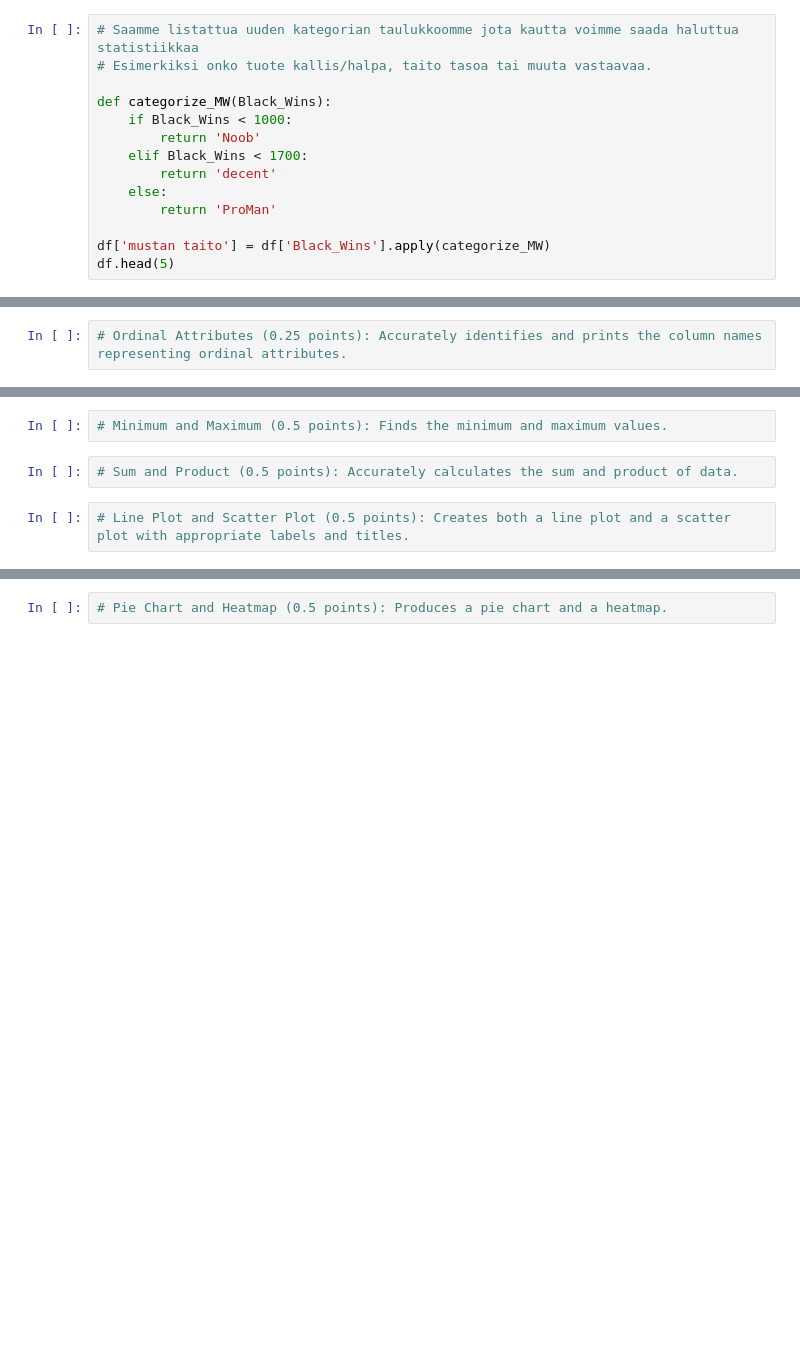
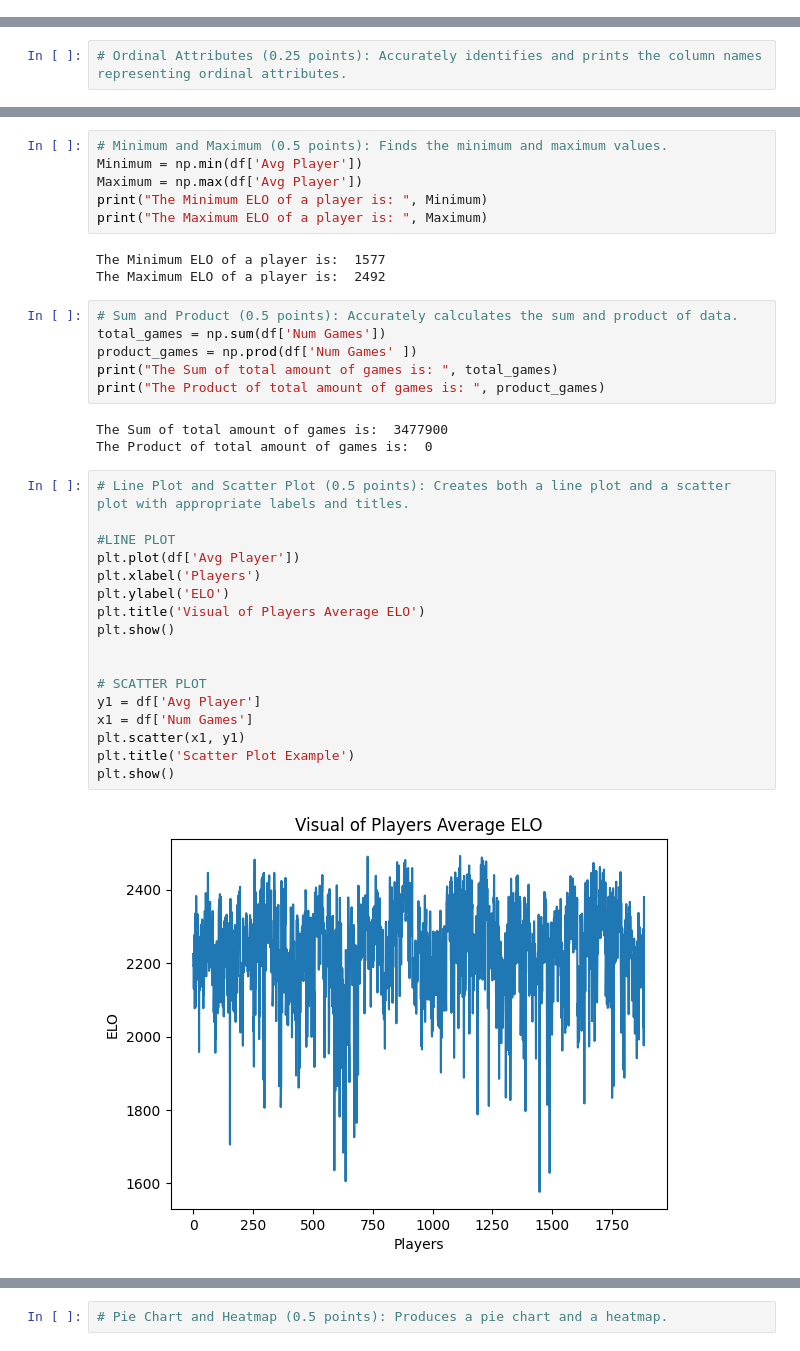
Before and after one commit to Jogitus/PythonDataAnalyticProject, a Jupyter notebook: Untitled-1.ipynb, the cells around one changed output, grey strips where cells are left out. Saved outputs shown, nothing was run; the diff lists cells and outputs as text; blank space fills up the shorter version.

```diff
--- a/Untitled-1.ipynb
+++ b/Untitled-1.ipynb
@@ -116,14 +6,0 @@ df.head(2)
-# %%
-# Saamme listattua uuden kategorian taulukkoomme jota kautta voimme saada haluttua statistiikkaa
-# Esimerkiksi onko tuote kallis/halpa, taito tasoa tai muuta vastaavaa.
-
-def categorize_MW(Black_Wins):
-    if Black_Wins < 1000:
-        return 'Noob'
-    elif Black_Wins < 1700:
-        return 'decent'
-    else:
-        return 'ProMan'
-
-df['mustan taito'] = df['Black_Wins'].apply(categorize_MW)
-df.head(5)
@@ -197,6 +81,37 @@ dtype: int64
 # %%
 # Minimum and Maximum (0.5 points): Finds the minimum and maximum values.
+Minimum = np.min(df['Avg Player'])
+Maximum = np.max(df['Avg Player'])
+print("The Minimum ELO of a player is: ", Minimum)
+print("The Maximum ELO of a player is: ", Maximum)
+# %% [output]
+The Minimum ELO of a player is:  1577
+The Maximum ELO of a player is:  2492
 # %%
 # Sum and Product (0.5 points): Accurately calculates the sum and product of data.
+total_games = np.sum(df['Num Games'])
+product_games = np.prod(df['Num Games' ])
+print("The Sum of total amount of games is: ", total_games)
+print("The Product of total amount of games is: ", product_games)
+# %% [output]
+The Sum of total amount of games is:  3477900
+The Product of total amount of games is:  0
 # %%
 # Line Plot and Scatter Plot (0.5 points): Creates both a line plot and a scatter plot with appropriate labels and titles.
+
+#LINE PLOT
+plt.plot(df['Avg Player'])
+plt.xlabel('Players')
+plt.ylabel('ELO')
+plt.title('Visual of Players Average ELO')
+plt.show()
+
+
+# SCATTER PLOT
+y1 = df['Avg Player']
+x1 = df['Num Games']
+plt.scatter(x1, y1)
+plt.title('Scatter Plot Example')
+plt.show()
+# %% [output]
+[figure, added]
```
Also changed, not shown: parts of 25 cells of this notebook.
